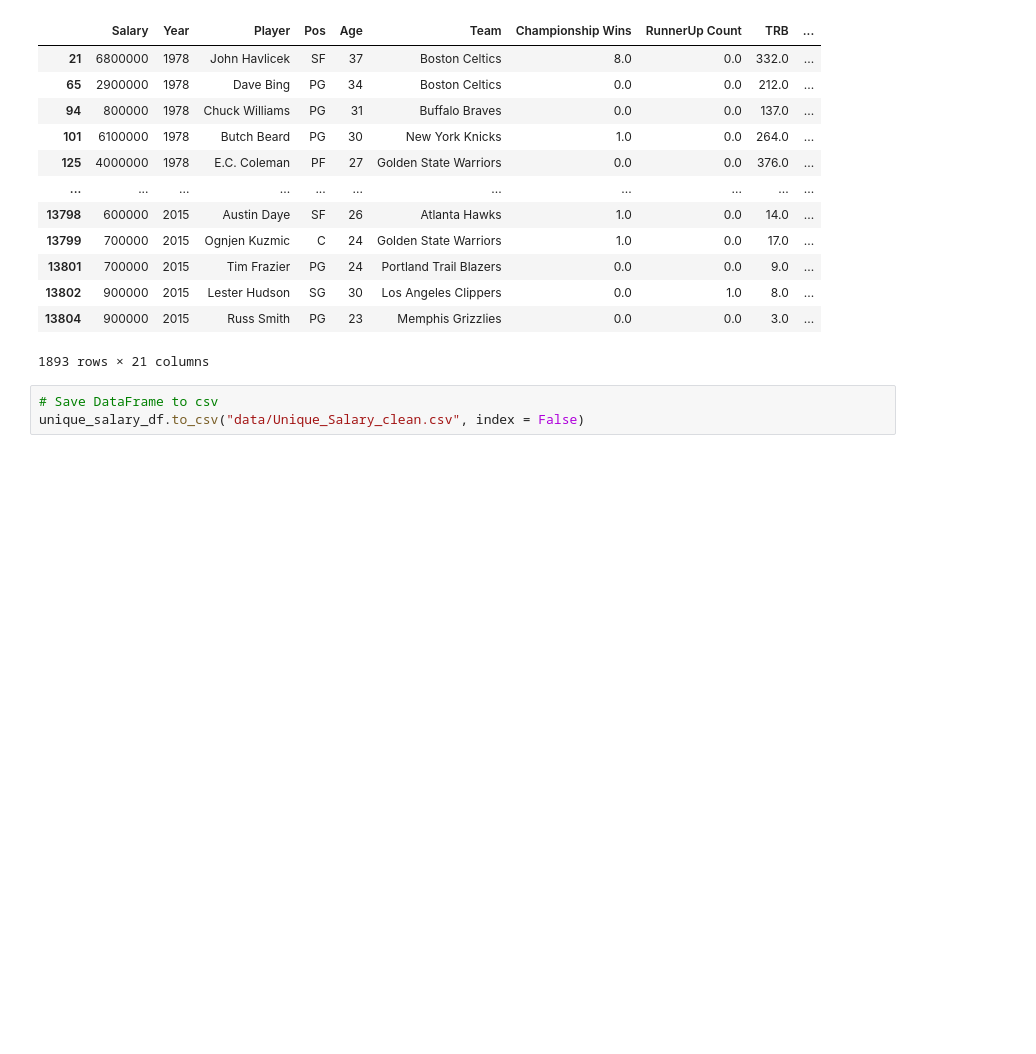
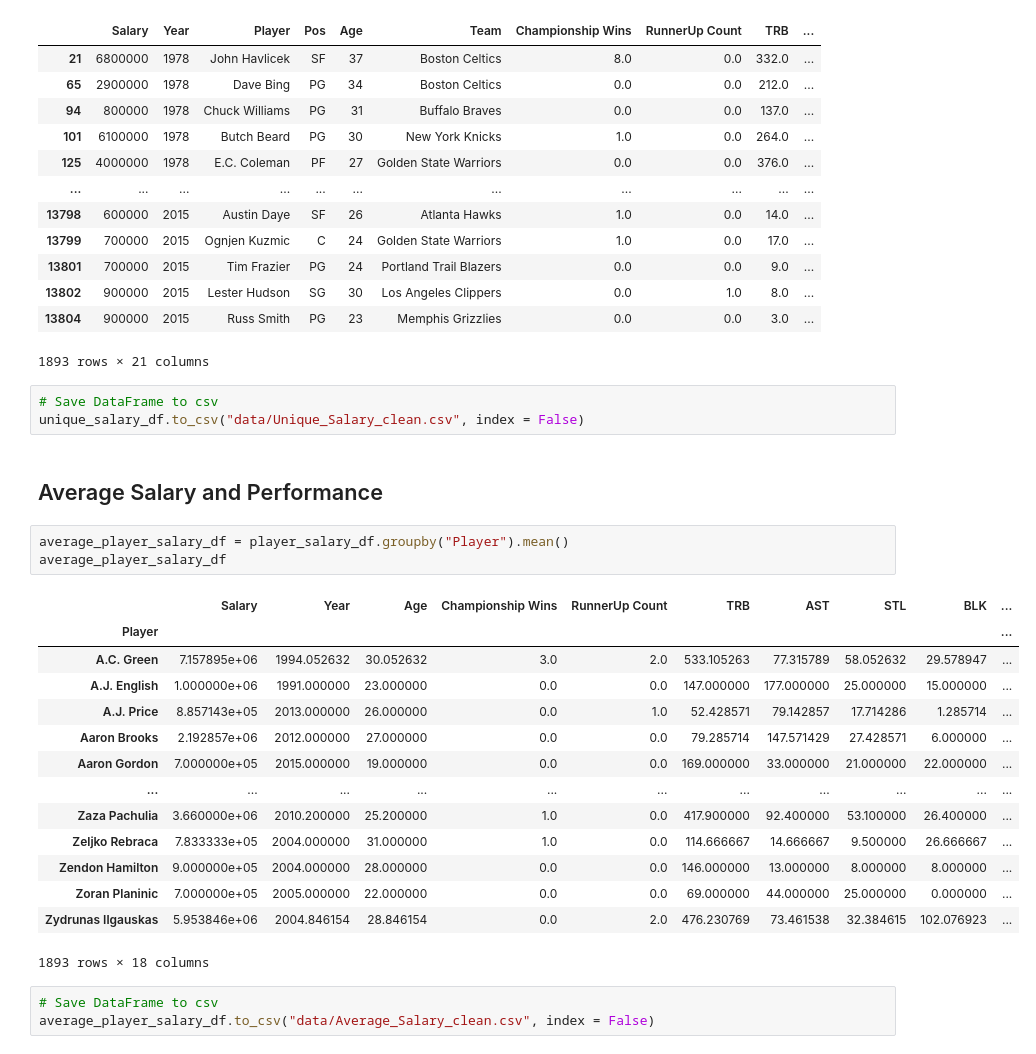
Before and after one commit to caitbeatty/nba_machine_learning, a Jupyter notebook: data_merge.ipynb, the cells around one changed output. Drawn from its saved outputs; the diff is of its cells as text; blank space fills up the shorter version.

Commit message:
average salary and performance linear reg

```diff
--- a/data_merge.ipynb
+++ b/data_merge.ipynb
@@ -401,3 +397,26 @@ unique_salary_df
 # %%
 # Save DataFrame to csv
 unique_salary_df.to_csv("data/Unique_Salary_clean.csv", index = False)
+# %% [markdown]
+## Average Salary and Performance
+# %%
+average_player_salary_df = player_salary_df.groupby("Player").mean()
+average_player_salary_df
+# %% [output]
+|  | Salary | Year | Age | Championship Wins | RunnerUp Count | TRB | AST | STL | BLK | ... |
+| Player |  |  |  |  |  |  |  |  |  | ... |
+| A.C. Green | 7.157895e+06 | 1994.052632 | 30.052632 | 3.0 | 2.0 | 533.105263 | 77.315789 | 58.052632 | 29.578947 | ... |
+| A.J. English | 1.000000e+06 | 1991.000000 | 23.000000 | 0.0 | 0.0 | 147.000000 | 177.000000 | 25.000000 | 15.000000 | ... |
+| A.J. Price | 8.857143e+05 | 2013.000000 | 26.000000 | 0.0 | 1.0 | 52.428571 | 79.142857 | 17.714286 | 1.285714 | ... |
+| Aaron Brooks | 2.192857e+06 | 2012.000000 | 27.000000 | 0.0 | 0.0 | 79.285714 | 147.571429 | 27.428571 | 6.000000 | ... |
+| Aaron Gordon | 7.000000e+05 | 2015.000000 | 19.000000 | 0.0 | 0.0 | 169.000000 | 33.000000 | 21.000000 | 22.000000 | ... |
+| ... | ... | ... | ... | ... | ... | ... | ... | ... | ... | ... |
+| Zaza Pachulia | 3.660000e+06 | 2010.200000 | 25.200000 | 1.0 | 0.0 | 417.900000 | 92.400000 | 53.100000 | 26.400000 | ... |
+| Zeljko Rebraca | 7.833333e+05 | 2004.000000 | 31.000000 | 1.0 | 0.0 | 114.666667 | 14.666667 | 9.500000 | 26.666667 | ... |
+| Zendon Hamilton | 9.000000e+05 | 2004.000000 | 28.000000 | 0.0 | 0.0 | 146.000000 | 13.000000 | 8.000000 | 8.000000 | ... |
+| Zoran Planinic | 7.000000e+05 | 2005.000000 | 22.000000 | 0.0 | 0.0 | 69.000000 | 44.000000 | 25.000000 | 0.000000 | ... |
+| Zydrunas Ilgauskas | 5.953846e+06 | 2004.846154 | 28.846154 | 0.0 | 2.0 | 476.230769 | 73.461538 | 32.384615 | 102.076923 | ... |
+1893 rows × 18 columns
+# %%
+# Save DataFrame to csv
+average_player_salary_df.to_csv("data/Average_Salary_clean.csv", index = False)
```
Also changed, not shown: parts of 1 cell of this notebook, 1 other file.
